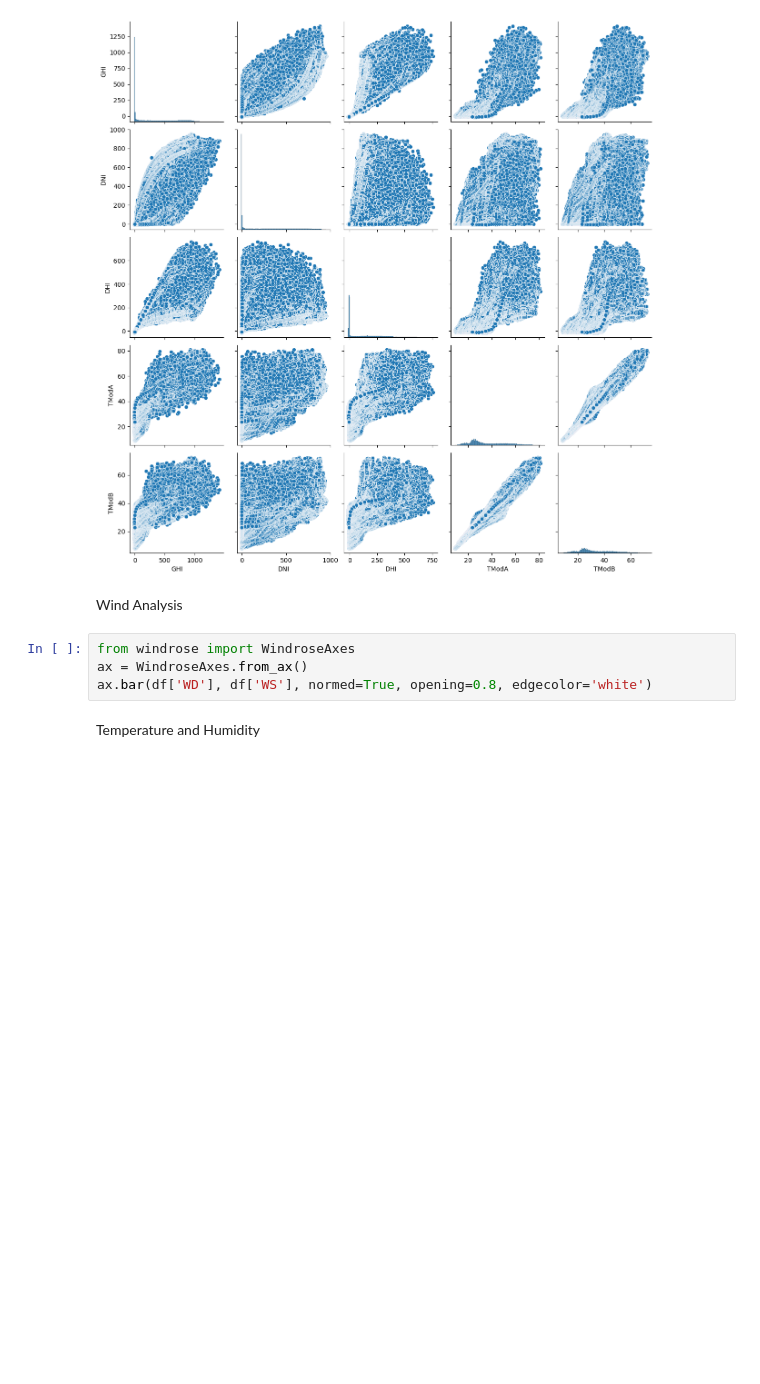
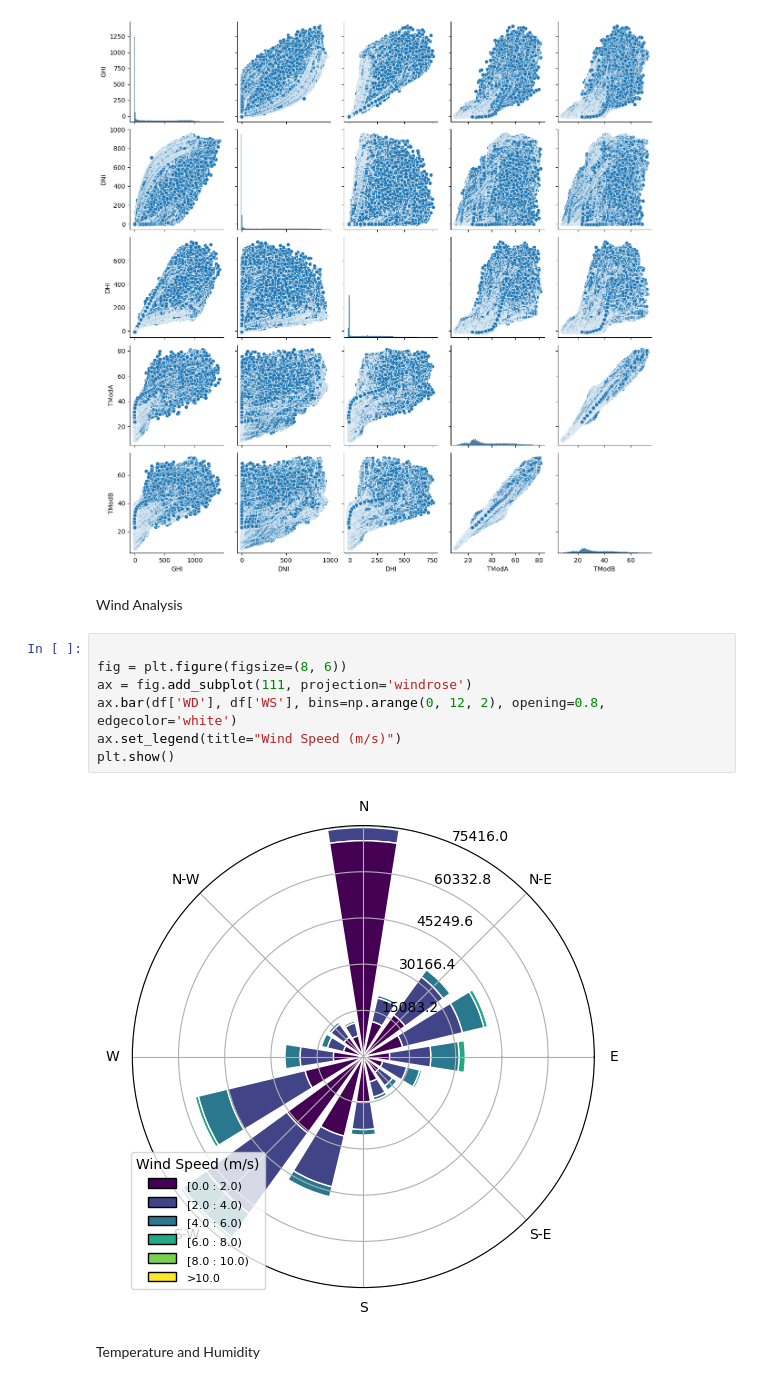
Before and after one commit to Roman0290/Kifiya-AIM-week-0, a Jupyter notebook: src/notebooks/EDA.ipynb, the cells around one changed output. Drawn from its saved outputs; the diff is of its cells as text; blank space fills up the shorter version.

```diff
--- a/src/notebooks/EDA.ipynb
+++ b/src/notebooks/EDA.ipynb
@@ -187,10 +188,15 @@ sns.pairplot(df[['GHI', 'DNI', 'DHI', 'TModA', 'TModB']])
 [figure]
 # %% [markdown]
 Wind Analysis
-# %%
-from windrose import WindroseAxes
-ax = WindroseAxes.from_ax()
-ax.bar(df['WD'], df['WS'], normed=True, opening=0.8, edgecolor='white')
+# %%
+
+fig = plt.figure(figsize=(8, 6))
+ax = fig.add_subplot(111, projection='windrose')
+ax.bar(df['WD'], df['WS'], bins=np.arange(0, 12, 2), opening=0.8, edgecolor='white')
+ax.set_legend(title="Wind Speed (m/s)")
+plt.show()
+# %% [output]
+[figure, added]
 # %% [markdown]
 Temperature and Humidity
 # %% [markdown]
```
Also changed, not shown: parts of 1 cell of this notebook.
